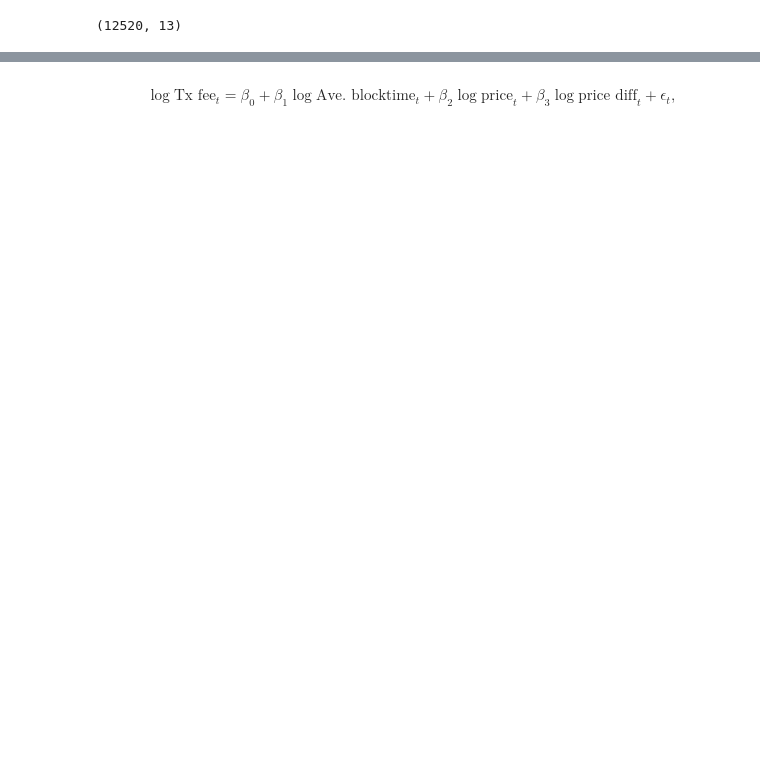
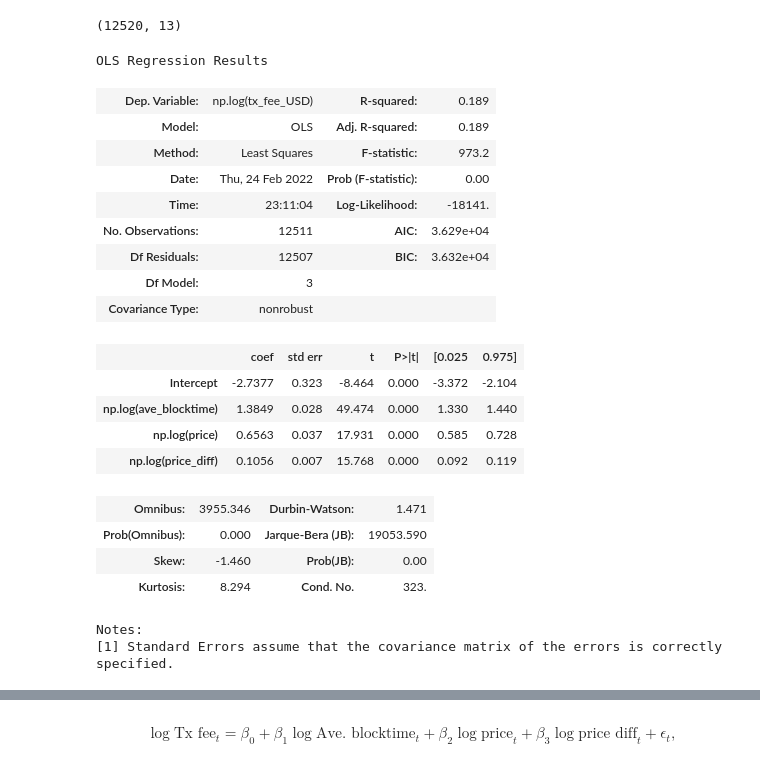
Before and after one commit to okuchap/DAA_Lucas, a Jupyter notebook: notebook/simulation_tx_fee.ipynb, the cells around one changed output, grey strips where cells are left out. Saved outputs shown, nothing was run; the diff lists cells and outputs as text; code cells hidden in the pictures; blank space fills up the shorter version.

Commit message:
tx_fee: update the notebook (add the estimation table)

```diff
--- a/notebook/simulation_tx_fee.ipynb
+++ b/notebook/simulation_tx_fee.ipynb
@@ -100,3 +100,29 @@ reg = LinearRegression().fit(np.log(X), np.log(Y))
+# %%
+results = smf.ols('np.log(tx_fee_USD) ~ np.log(ave_blocktime) + np.log(price) + np.log(price_diff)', data=df_reg).fit()
+# %%
+results.summary()
+# %% [output]
+OLS Regression Results
+| Dep. Variable: | np.log(tx_fee_USD) | R-squared: | 0.189 |
+| Model: | OLS | Adj. R-squared: | 0.189 |
+| Method: | Least Squares | F-statistic: | 973.2 |
+| Date: | Thu, 24 Feb 2022 | Prob (F-statistic): | 0.00 |
+| Time: | 23:11:04 | Log-Likelihood: | -18141. |
+| No. Observations: | 12511 | AIC: | 3.629e+04 |
+| Df Residuals: | 12507 | BIC: | 3.632e+04 |
+| Df Model: | 3 |  |  |
+| Covariance Type: | nonrobust |  |  |
+|  | coef | std err | t | P>|t| | [0.025 | 0.975] |
+| Intercept | -2.7377 | 0.323 | -8.464 | 0.000 | -3.372 | -2.104 |
+| np.log(ave_blocktime) | 1.3849 | 0.028 | 49.474 | 0.000 | 1.330 | 1.440 |
+| np.log(price) | 0.6563 | 0.037 | 17.931 | 0.000 | 0.585 | 0.728 |
+| np.log(price_diff) | 0.1056 | 0.007 | 15.768 | 0.000 | 0.092 | 0.119 |
+| Omnibus: | 3955.346 | Durbin-Watson: | 1.471 |
+| Prob(Omnibus): | 0.000 | Jarque-Bera (JB): | 19053.590 |
+| Skew: | -1.460 | Prob(JB): | 0.00 |
+| Kurtosis: | 8.294 | Cond. No. | 323. |
+Notes:
+[1] Standard Errors assume that the covariance matrix of the errors is correctly specified.
 # %%
 plt.scatter(df_reg['ave_blocktime'], Y)
 plt.show()
```
Also changed, not shown: parts of 12 cells of this notebook, 2 other files.
